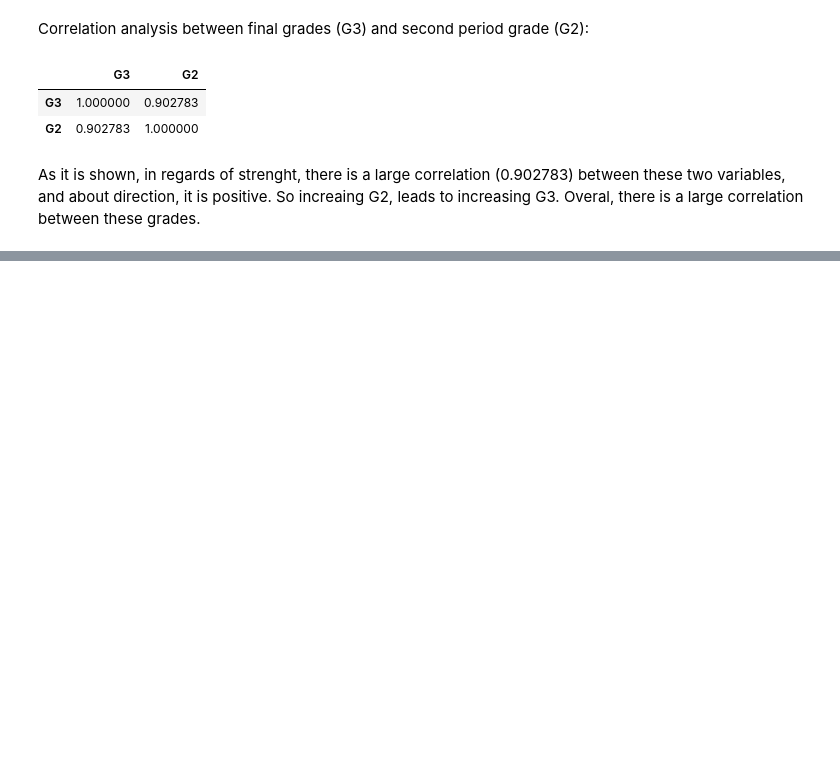
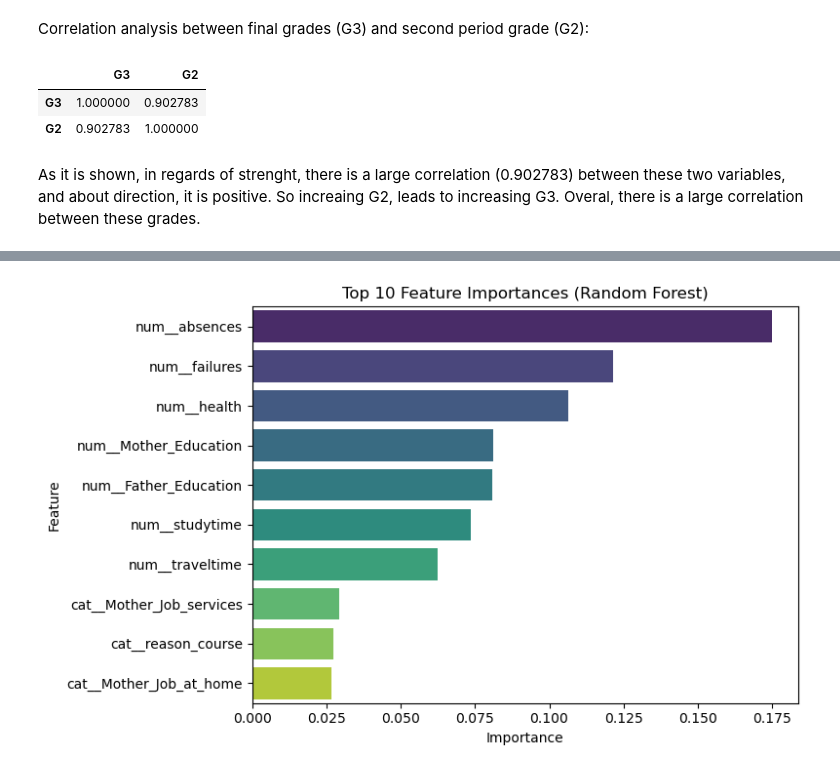
Before and after one commit to ZeinabBagherifard/Student-Performance-Analysis, a Jupyter notebook: student-performance-eda.ipynb, the cells around one changed output, grey strips where cells are left out. Saved outputs shown, nothing was run; the diff lists cells and outputs as text; code cells hidden in the pictures; blank space fills up the shorter version.

```diff
--- a/student-performance-eda.ipynb
+++ b/student-performance-eda.ipynb
@@ -423,0 +553,17 @@ As it is shown, in regards of strenght, there is a large correlation (0.902783)
+# %%
+rf_pipeline = results["Random Forest"]["pipeline"]
+feature_names = rf_pipeline.named_steps["preprocessor"].get_feature_names_out()
+importances = rf_pipeline.named_steps["classifier"].feature_importances_
+
+importance_df = pd.DataFrame({"feature": feature_names, "importance": importances})
+importance_df = importance_df.sort_values("importance", ascending=False).head(10)
+
+plt.figure(figsize=(8, 5))
+sns.barplot(data=importance_df, x="importance", y="feature", hue="feature", palette="viridis", legend=False)
+plt.title("Top 10 Feature Importances (Random Forest)")
+plt.xlabel("Importance")
+plt.ylabel("Feature")
+plt.tight_layout()
+plt.show()
+# %% [output]
+[figure, added]
```
Also changed, not shown: parts of 18 cells of this notebook, 1 other file.
